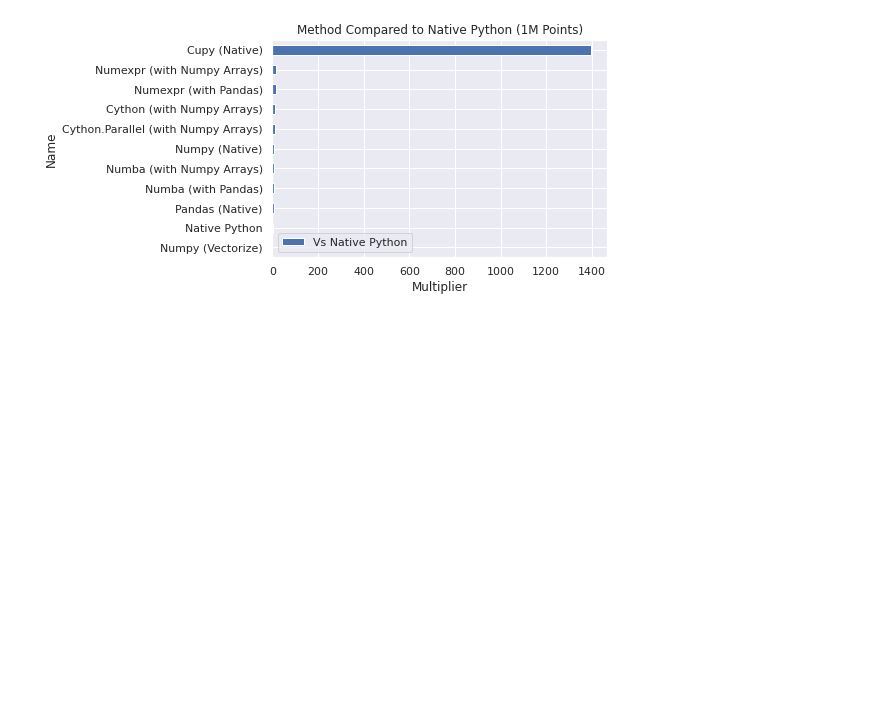
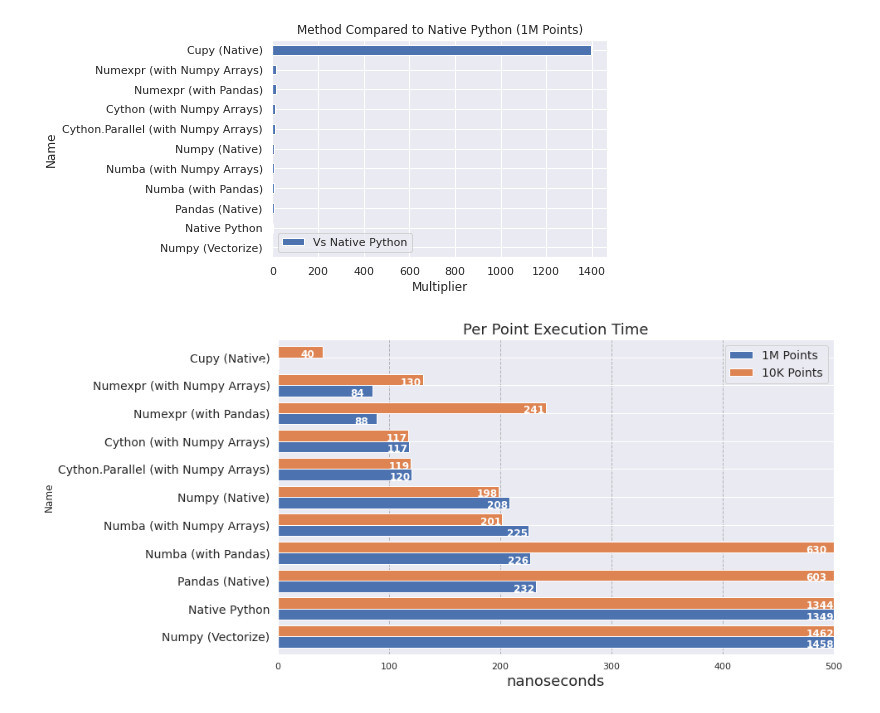
Before and after one commit to jimmycfa/python-timing-tests, a Jupyter notebook: geo_timing.ipynb, the cells around one changed output. Drawn from its saved outputs; the diff is of its cells as text; code cells hidden in the pictures; blank space fills up the shorter version.

```diff
--- a/geo_timing.ipynb
+++ b/geo_timing.ipynb
@@ -709,25 +709,27 @@ plt.savefig('compare_1M.png')
 # %%
 per_pt_df = pd.DataFrame()
 per_pt_df['1M Points'] = timing_results['Time per Point (usec)'].where(timing_results['Num of Points'] == 1000000) \
                                                                             .dropna().reset_index(0,drop=True) * 1000
 per_pt_df['10K Points'] = timing_results['Time per Point (usec)'].where(timing_results['Num of Points'] == 10000) \
                                                                             .dropna().reset_index(0,drop=True) * 1000
-del per_pt_df.index.name
+#del per_pt_df.index.name
 per_pt_df.sort_values('1M Points', inplace=True, ascending=False)
 ax_per_pt = per_pt_df.plot(kind='barh', width = .8, figsize=(12,7))
 ax_per_pt.set_xbound(upper=500)
 ax_per_pt.set_title('Per Point Execution Time', fontsize=18)
 ax_per_pt.set_xlabel('nanoseconds', fontsize=18)
 ax_per_pt.xaxis.grid(True, linestyle='--', which='major', color='grey', alpha=.5)
 plt.legend(fontsize=14)
 rects = ax_per_pt.patches
 labels = per_pt_df.values.flatten('F')
 ax_per_pt.tick_params(axis='y', labelsize=14)
 for rect, label in zip(rects, labels):
     width = rect.get_width()
     height = rect.get_height()
     ax_per_pt.text(min(width - 20, 475), rect.get_y()+ height*3/4, int(label), color='white',fontsize=12, ha='left', va='top', weight='heavy')
 plt.savefig('exec_time.png')
+# %% [output]
+[figure, added]
 # %%
 vs_df = pd.DataFrame()
 vs_df['1M Points'] = timing_results['Vs Native Python'].where(timing_results['Num of Points'] == 1000000) \
```
Also changed, not shown: parts of 1 cell of this notebook.
